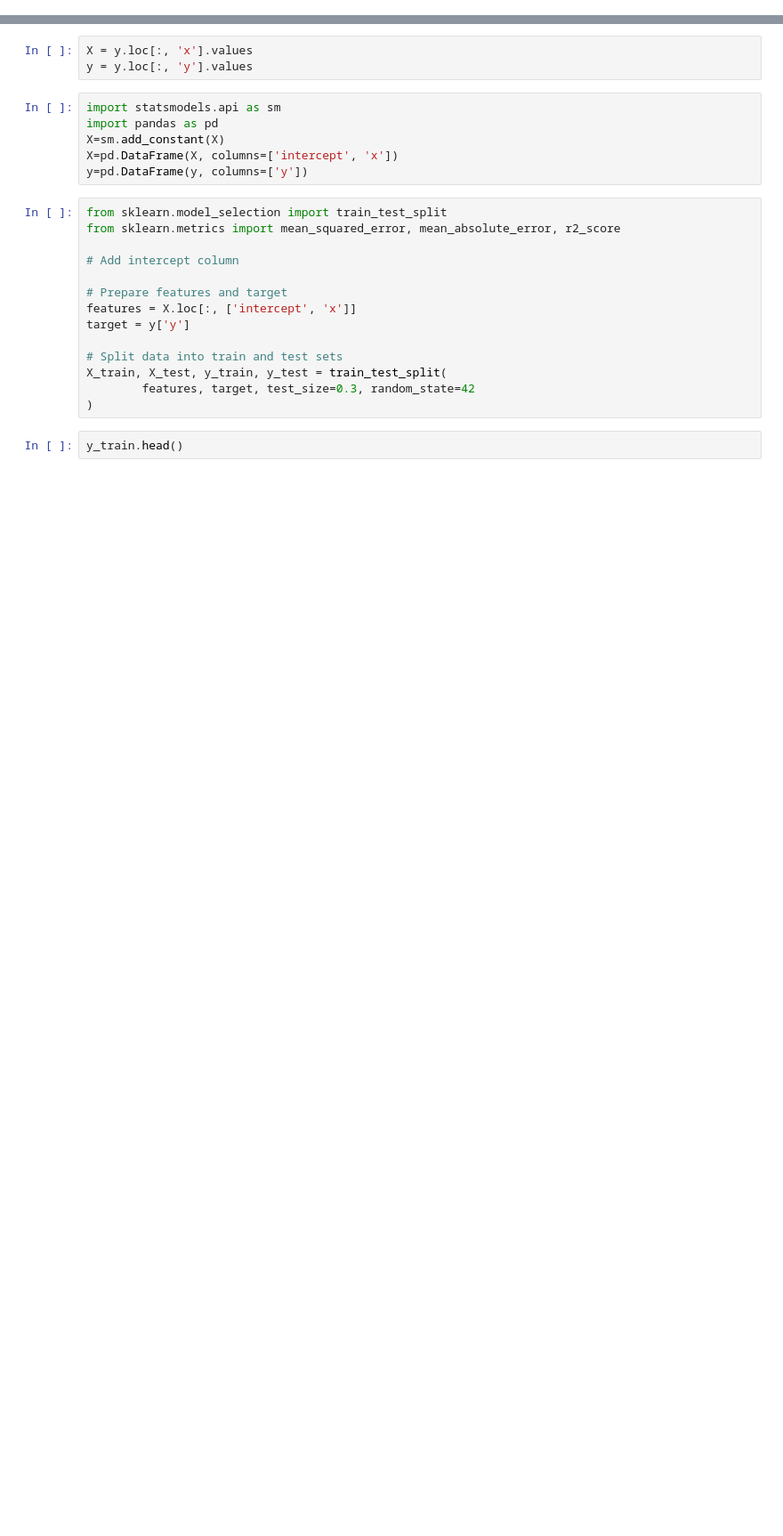
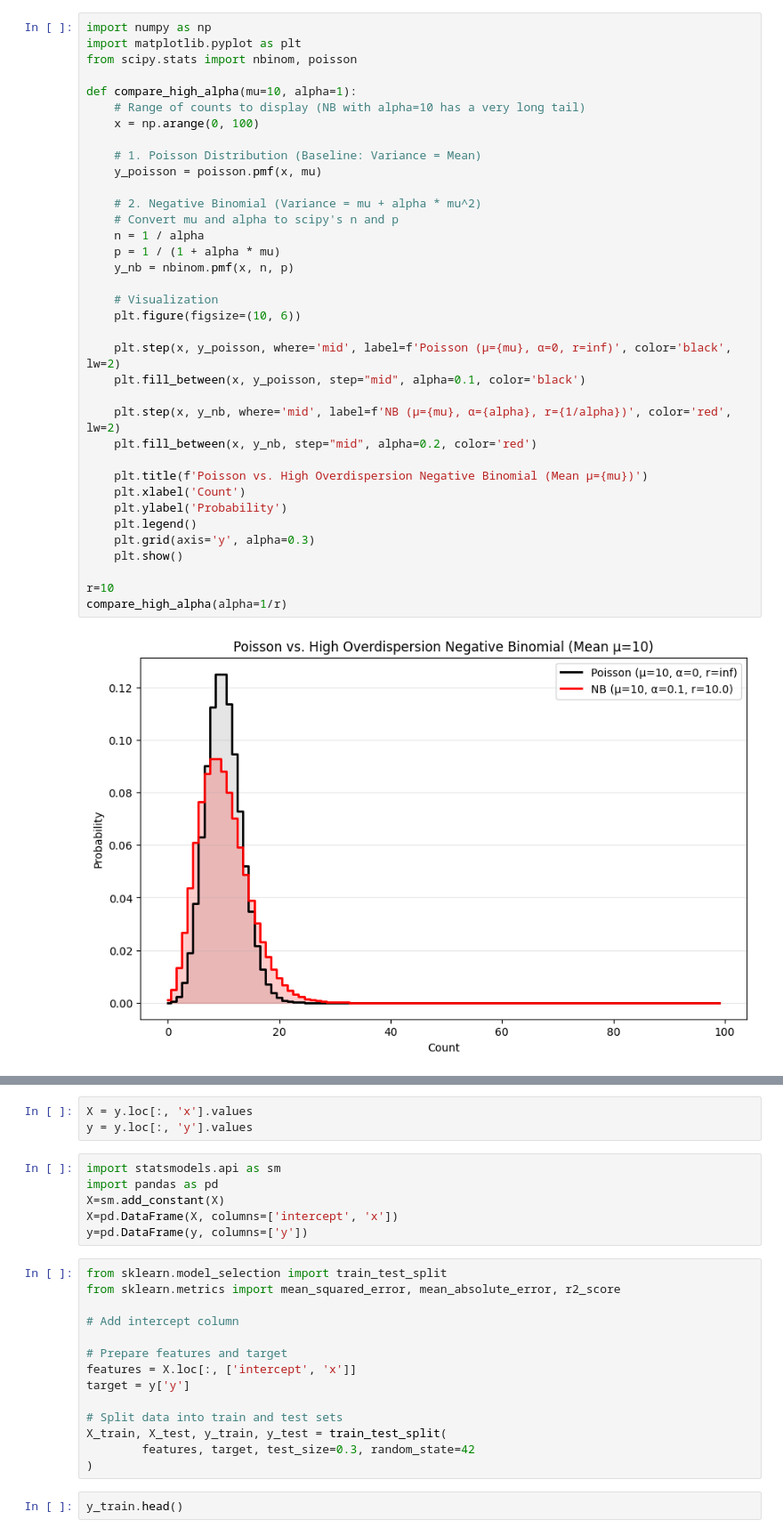
Before and after one commit to JPasindu/ResearchProjectMain, a Jupyter notebook: Final Simulation/simulation_01.ipynb, the cells around one changed output, grey strips where cells are left out. Shown at 89% size. Drawn from its saved outputs; the diff is of its cells as text; blank space fills up the shorter version.

```diff
--- a/Final Simulation/simulation_01.ipynb
+++ b/Final Simulation/simulation_01.ipynb
@@ -8,0 +49,38 @@ y = generate_hnb(n=n, k=k, beta0=-1, beta1=1, gamma0=-2, gamma1=0.3, alpha0=0.5,
+# %%
+import numpy as np
+import matplotlib.pyplot as plt
+from scipy.stats import nbinom, poisson
+
+def compare_high_alpha(mu=10, alpha=1):
+    # Range of counts to display (NB with alpha=10 has a very long tail)
+    x = np.arange(0, 100)
+
+    # 1. Poisson Distribution (Baseline: Variance = Mean)
+    y_poisson = poisson.pmf(x, mu)
+
+    # 2. Negative Binomial (Variance = mu + alpha * mu^2)
+    # Convert mu and alpha to scipy's n and p
+    n = 1 / alpha
+    p = 1 / (1 + alpha * mu)
+    y_nb = nbinom.pmf(x, n, p)
+
+    # Visualization
+    plt.figure(figsize=(10, 6))
+
+    plt.step(x, y_poisson, where='mid', label=f'Poisson (μ={mu}, α=0, r=inf)', color='black', lw=2)
+    plt.fill_between(x, y_poisson, step="mid", alpha=0.1, color='black')
+
+    plt.step(x, y_nb, where='mid', label=f'NB (μ={mu}, α={alpha}, r={1/alpha})', color='red', lw=2)
+    plt.fill_between(x, y_nb, step="mid", alpha=0.2, color='red')
+
+    plt.title(f'Poisson vs. High Overdispersion Negative Binomial (Mean μ={mu})')
+    plt.xlabel('Count')
+    plt.ylabel('Probability')
+    plt.legend()
+    plt.grid(axis='y', alpha=0.3)
+    plt.show()
+
+r=10
+compare_high_alpha(alpha=1/r)
+# %% [output]
+[figure, added]
```
Also changed, not shown: parts of 16 cells of this notebook, 30 other files.
